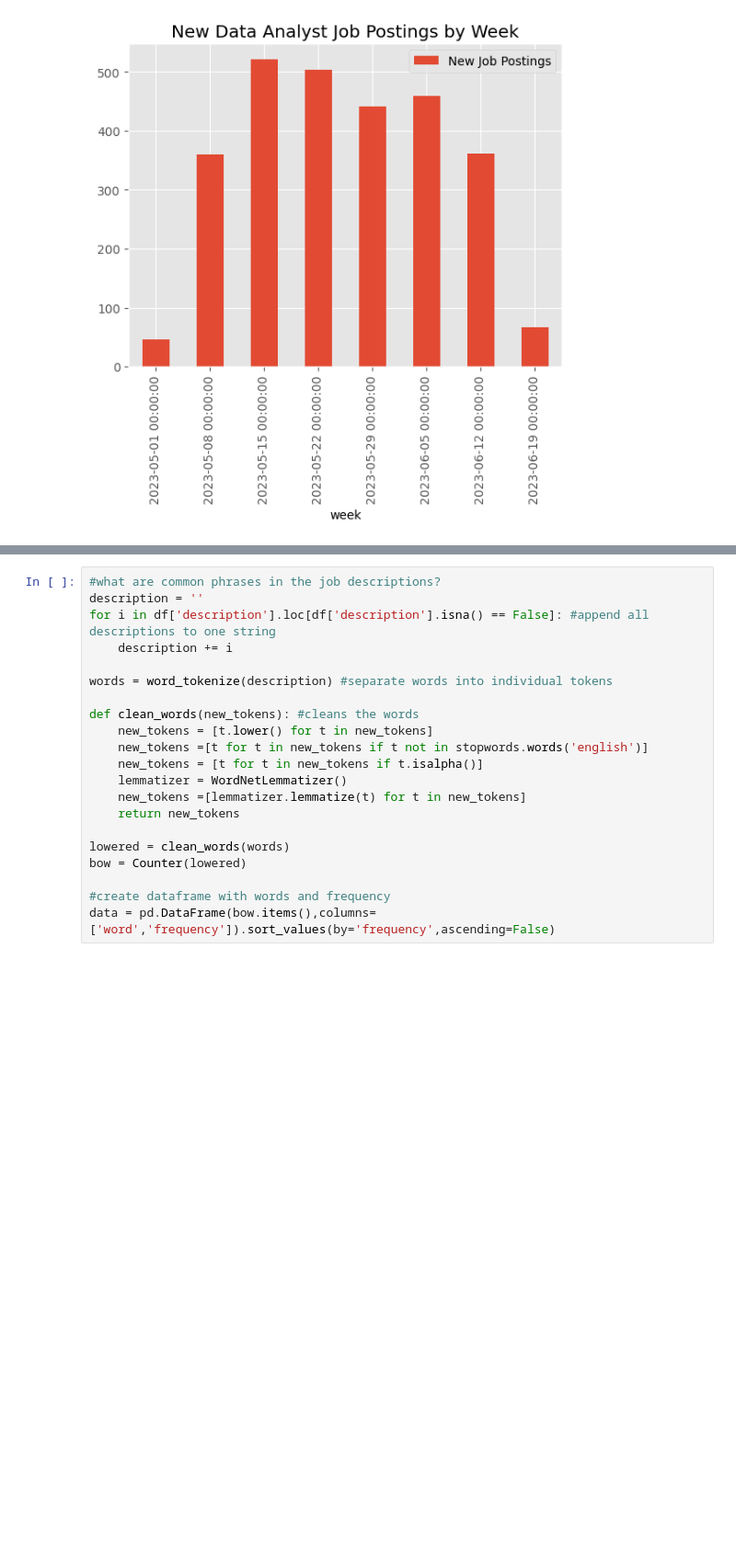
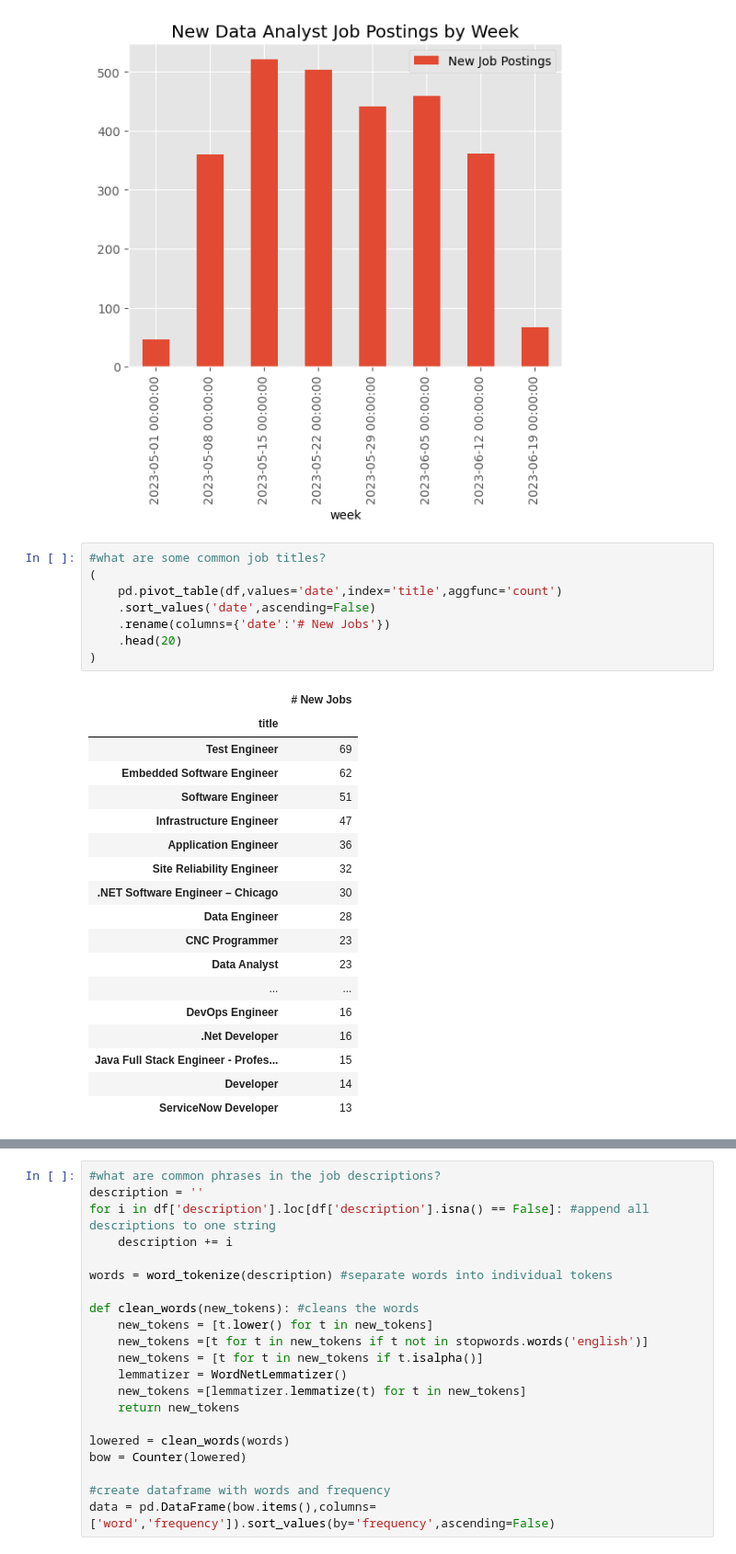
Before and after one commit to jackcoombs/LinkedIn-Data-Analyst-Jobs, a Jupyter notebook: Analysis.ipynb, the cells around one changed output, grey strips where cells are left out. Shown: that part at 92% size. Saved outputs shown, nothing was run; the diff lists cells and outputs as text; blank space fills up the shorter version.

```diff
--- a/Analysis.ipynb
+++ b/Analysis.ipynb
@@ -41,6 +61,33 @@ Analysis
 # %% [output]
 <Axes: title={'center': 'New Data Analyst Job Postings by Week'}, xlabel='week'>
 [figure]
+# %%
+#what are some common job titles?
+(
+    pd.pivot_table(df,values='date',index='title',aggfunc='count')
+    .sort_values('date',ascending=False)
+    .rename(columns={'date':'# New Jobs'})
+    .head(20)
+)
+# %% [output]
+|  | # New Jobs |
+| title |  |
+| Test Engineer | 69 |
+| Embedded Software Engineer | 62 |
+| Software Engineer | 51 |
+| Infrastructure Engineer | 47 |
+| Application Engineer | 36 |
+| Site Reliability Engineer | 32 |
+| .NET Software Engineer – Chicago | 30 |
+| Data Engineer | 28 |
+| CNC Programmer | 23 |
+| Data Analyst | 23 |
+| ... | ... |
+| DevOps Engineer | 16 |
+| .Net Developer | 16 |
+| Java Full Stack Engineer - Profes... | 15 |
+| Developer | 14 |
+| ServiceNow Developer | 13 |
 # %%
 #Of the postings, how many have Data Analyst in the title?
 
```
Also changed, not shown: parts of 3 cells of this notebook, 1 other file.
